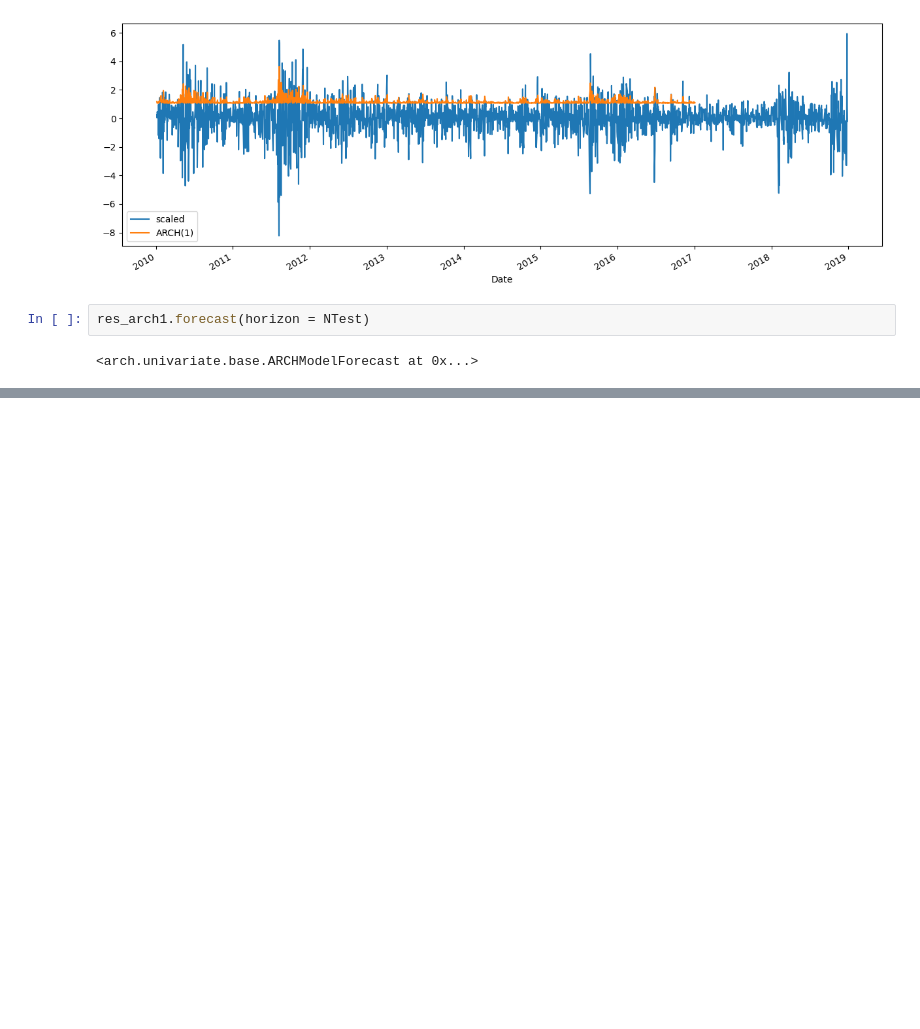
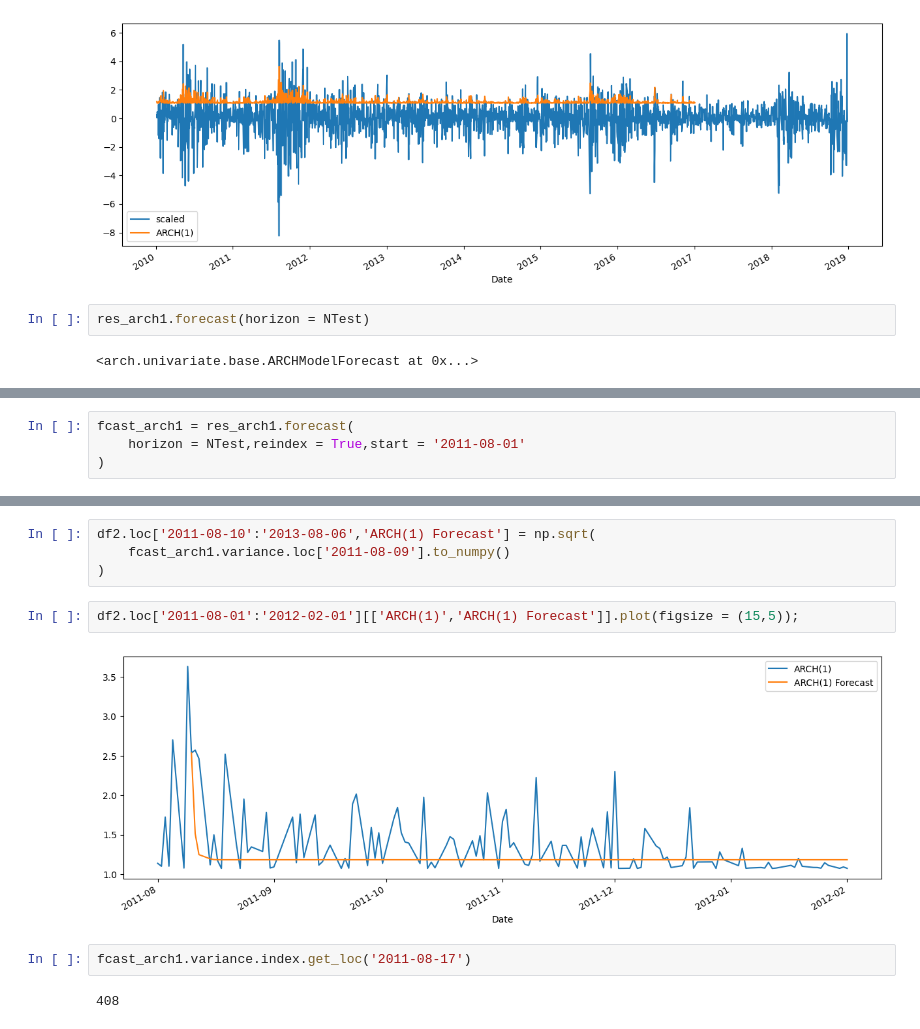
Before and after one commit to yeesem/Time-Series-Data-Analysis, a Jupyter notebook: GARCH.ipynb, the cells around one changed output, grey strips where cells are left out. Saved outputs shown, nothing was run; the diff lists cells and outputs as text; blank space fills up the shorter version.

```diff
--- a/GARCH.ipynb
+++ b/GARCH.ipynb
@@ -148,0 +233,4 @@ res_arch1.forecast(horizon = NTest)
+# %%
+fcast_arch1 = res_arch1.forecast(
+    horizon = NTest,reindex = True,start = '2011-08-01'
+)
@@ -148,0 +264,12 @@ res_arch1.forecast(horizon = NTest)
+# %%
+df2.loc['2011-08-10':'2013-08-06','ARCH(1) Forecast'] = np.sqrt(
+    fcast_arch1.variance.loc['2011-08-09'].to_numpy()
+)
+# %%
+df2.loc['2011-08-01':'2012-02-01'][['ARCH(1)','ARCH(1) Forecast']].plot(figsize = (15,5));
+# %% [output]
+[figure, added]
+# %%
+fcast_arch1.variance.index.get_loc('2011-08-17')
+# %% [output]
+408
```
Also changed, not shown: parts of 21 cells of this notebook.
